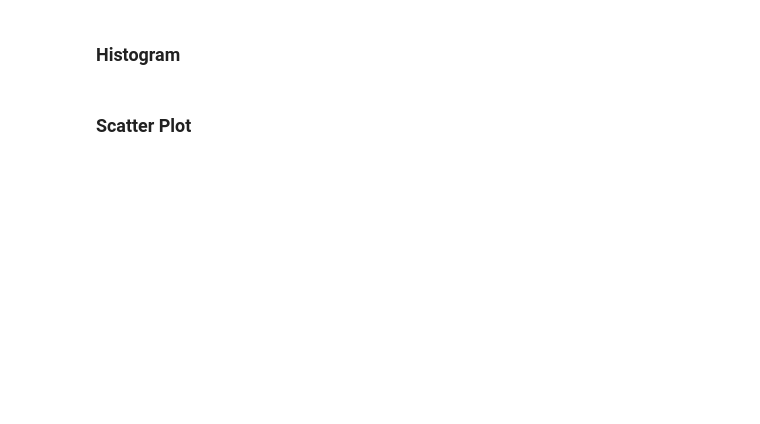
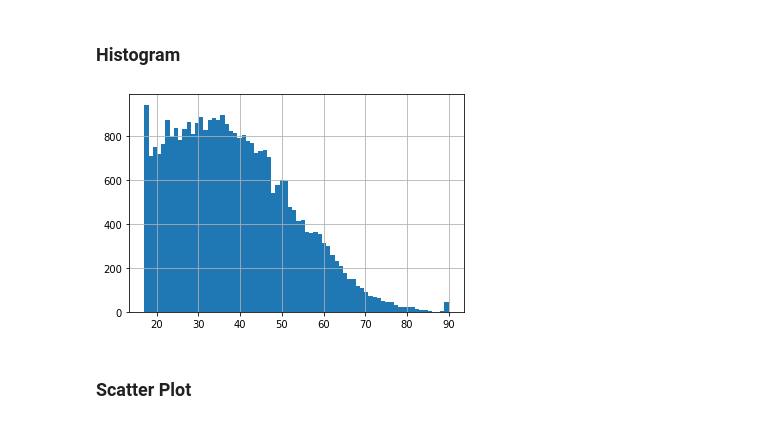
Before and after one commit to daniela500/DS-Unit-1-Sprint-1-Data-Wrangling-and-Storytelling, a Jupyter notebook: module1-exploratory-data-analysis/LS_DS_111_Exploratory_Data_Analysis.ipynb, the cells around one changed output. Saved outputs shown, nothing was run; the diff lists cells and outputs as text; code cells hidden in the pictures; blank space fills up the shorter version.

```diff
--- a/module1-exploratory-data-analysis/LS_DS_111_Exploratory_Data_Analysis.ipynb
+++ b/module1-exploratory-data-analysis/LS_DS_111_Exploratory_Data_Analysis.ipynb
@@ -271,4 +421,8 @@ Why might it be important for us to be able to visualize how our data is distrib
 # %% [markdown]
 ### Histogram
+# %%
+df['age'].hist(bins=72);
+# %% [output]
+[figure, added]
 # %% [markdown]
 ### Scatter Plot
```
Also changed, not shown: parts of 22 cells of this notebook.
